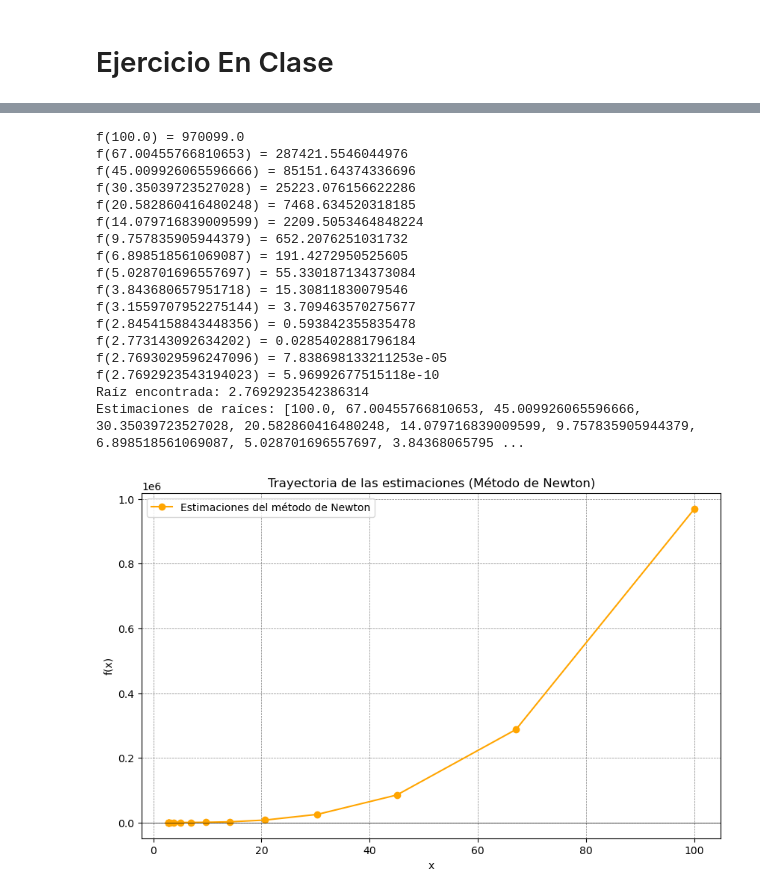
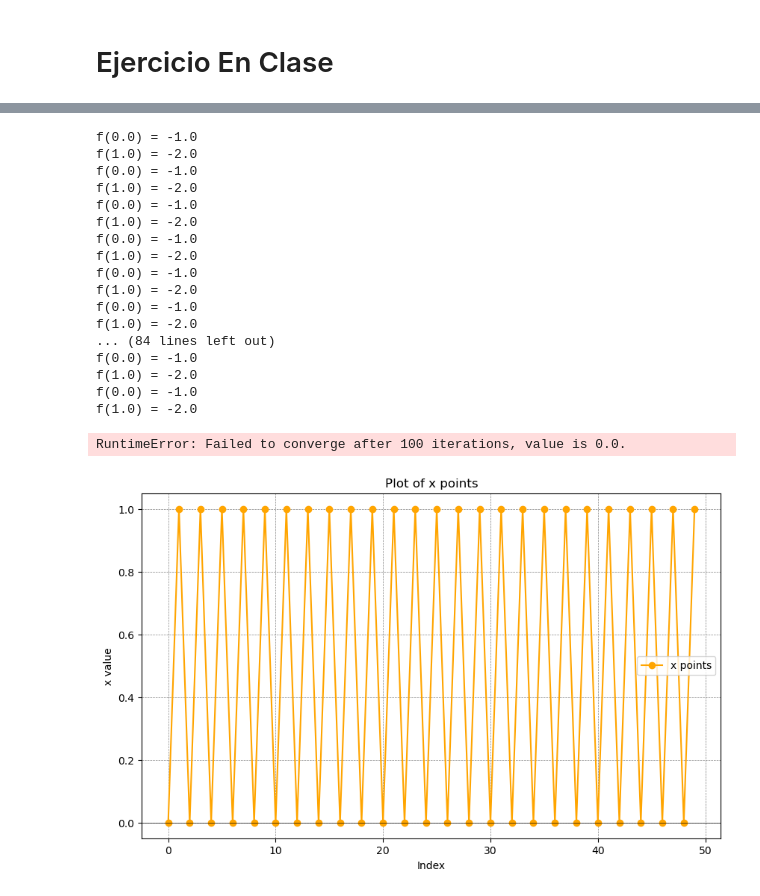
Before and after one commit to carol230/TalleresClasesMetodosNumericos, a Jupyter notebook: taller2.ipynb, the cells around one changed output, grey strips where cells are left out. Drawn from its saved outputs; the diff is of its cells as text; code cells hidden in the pictures.

```diff
--- a/taller2.ipynb
+++ b/taller2.ipynb
@@ -138,0 +325,13 @@ f(2.769292354376169) = 1.0165659425354079e-09
+# %%
+# Extract x values from points
+x_points = [point[0] for point in points]
+
+# Plot the x points
+plt.figure(figsize=(8, 6))
+plt.plot(x_points, "o-", label="x points")
+plt.grid(color="gray", linestyle="--", linewidth=0.5)
+plt.title("Plot of x points in points")
+plt.xlabel("Index")
+plt.ylabel("x value")
+plt.legend()
+plt.show()
@@ -155,42 +356,45 @@ def f(x: float, show: bool = False):
 def f_prime(x: float):
     return 3 * x**2 - 6 * x + 1
 
-x0 = 100
+x0 = 0
 
 x_r = newton(lambda x: f(x, True), x0, fprime=f_prime, maxiter=100)
 
 print("Raíz encontrada:", x_r)
 print("Estimaciones de raíces:", roots)
 # %% [output]
-f(100.0) = 970099.0
-f(67.00455766810653) = 287421.5546044976
-f(45.009926065596666) = 85151.64374336696
-f(30.35039723527028) = 25223.076156622286
-f(20.582860416480248) = 7468.634520318185
-f(14.079716839009599) = 2209.5053464848224
-f(9.757835905944379) = 652.2076251031732
-f(6.898518561069087) = 191.4272950525605
-f(5.028701696557697) = 55.330187134373084
-f(3.843680657951718) = 15.30811830079546
-f(3.1559707952275144) = 3.709463570275677
-f(2.8454158843448356) = 0.593842355835478
-f(2.773143092634202) = 0.0285402881796184
-f(2.7693029596247096) = 7.838698133211253e-05
-f(2.7692923543194023) = 5.96992677515118e-10
-Raíz encontrada: 2.7692923542386314
-Estimaciones de raíces: [100.0, 67.00455766810653, 45.009926065596666, 30.35039723527028, 20.582860416480248, 14.079716839009599, 9.757835905944379, 6.898518561069087, 5.028701696557697, 3.84368065795 ...
+f(0.0) = -1.0
+f(1.0) = -2.0
+f(0.0) = -1.0
+f(1.0) = -2.0
+f(0.0) = -1.0
+f(1.0) = -2.0
+f(0.0) = -1.0
+f(1.0) = -2.0
+f(0.0) = -1.0
+f(1.0) = -2.0
+f(0.0) = -1.0
+f(1.0) = -2.0
+... (84 lines left out)
+f(0.0) = -1.0
+f(1.0) = -2.0
+f(0.0) = -1.0
+f(1.0) = -2.0
+RuntimeError: Failed to converge after 100 iterations, value is 0.0.
 # %%
 import matplotlib.pyplot as plt
 
 plt.figure(figsize=(10, 6))
 
-plt.plot(roots, values, marker='o', color="orange", linestyle='-', label="Estimaciones del método de Newton")
+plt.plot(x_points, marker='o', color="orange", linestyle='-', label="x points")
 
 plt.axhline(0, color="black", linewidth=0.5)
 plt.ylabel("f(x)")
-plt.title("Trayectoria de las estimaciones (Método de Newton)")
+plt.title("Plot of x points")
+plt.xlabel("Index")
+plt.ylabel("x value")
 plt.legend()
 plt.grid(color='gray', linestyle='--', linewidth=0.5)
 plt.show()
 # %% [output]
-[figure, old version]
+[figure, new version]
```
Also changed, not shown: parts of 10 cells of this notebook.
